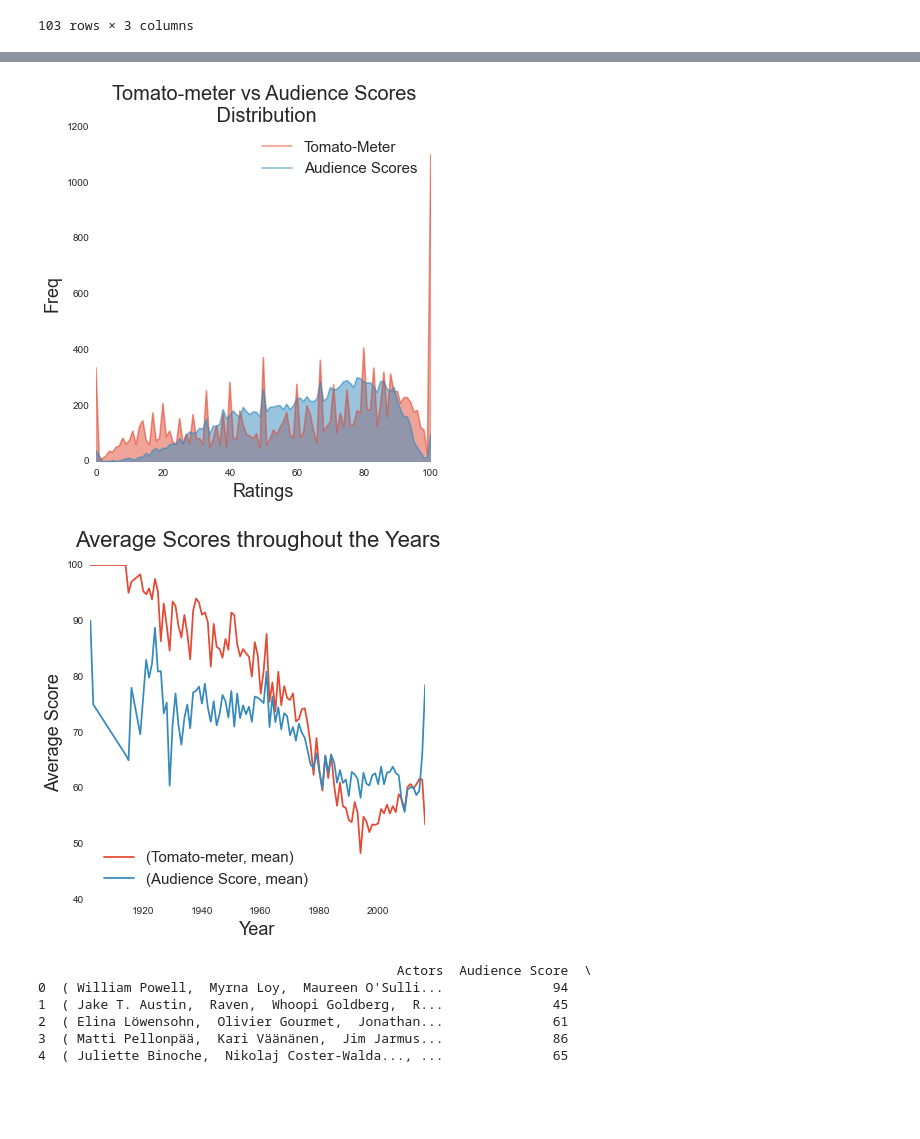
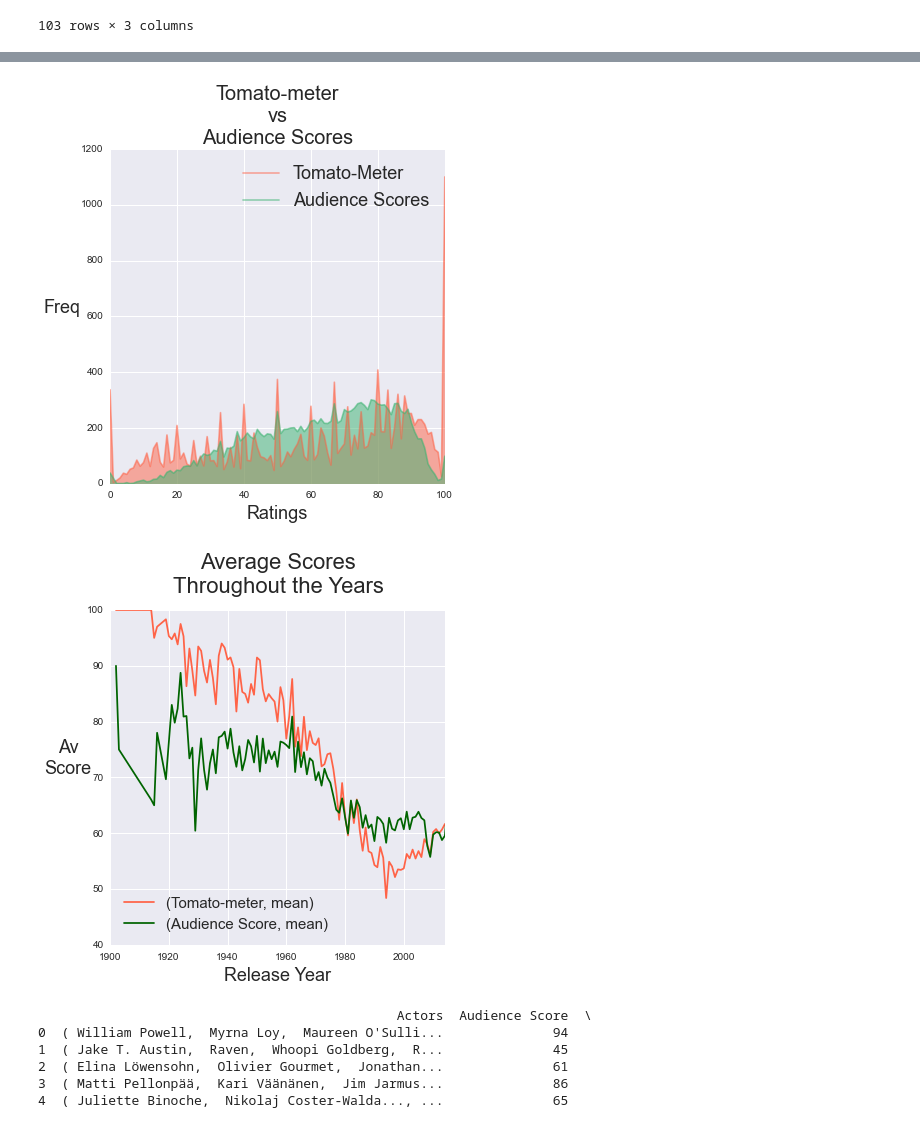
Before and after one commit to yongcho822/Predictive-RottenTomatoes, a Jupyter notebook: PandasCity.ipynb, the cells around one changed output, grey strips where cells are left out. Cells and saved outputs as stored; diff of their text form; code cells hidden in the pictures; blank space fills up the shorter version.

Commit message:
ipynb working on RottenTomatoes Linear Reg project.

```diff
--- a/PandasCity.ipynb
+++ b/PandasCity.ipynb
@@ -4,4 +4,10 @@ import pickle
 import matplotlib.pyplot as plt
 import numpy as np
 import seaborn as sns
-plt.style.use('ggplot')
+import sklearn
+import operator
+import statsmodels.api as sm
+import scipy.stats as stats
+from sklearn.linear_model import LinearRegression
+from sklearn.cross_validation import train_test_split, cross_val_score, cross_val_predict
+from patsy import dmatrices
@@ -64,21 +72,19 @@ bigbadpanda.groupby(['Year']).agg({'Tomato-meter':[np.size, np.mean, np.std]})
 | 2016 | 2 | 53.500000 | 50.204581 |
 103 rows × 3 columns
 # %%
-%matplotlib inline
+sns.set_style("darkgrid")
 
-
-
-bigbadpanda['Tomato-meter'].hist(bins = 50)
-plt.title("Tomato-Meter Rating Distribution", fontsize = 20, y= 1.02)
+bigbadpanda['Tomato-meter'].hist(bins = 50, color = "tomato")
+plt.title("Tomato-Meter\nRating Distribution", fontsize = 20, y= 1.02)
 plt.xlabel("Tomato-Meter Score", fontsize = 18)
-plt.ylabel("Freq", fontsize = 18)
-plt.savefig("Tom_Ratings_Histogram.png")
+plt.ylabel("Freq", fontsize = 18, labelpad = 20).set_rotation(0)
+# plt.savefig("Tom_Ratings_Histogram.png")
 plt.show()
 
-bigbadpanda['Audience Score'].hist(bins = 50)
-plt.title("Audience Score Rating Distribution", fontsize = 20, y=1.02)
+bigbadpanda['Audience Score'].hist(bins = 50, color = 'tomato')
+plt.title("Audience Score\nRating Distribution", fontsize = 20, y=1.02)
 plt.xlabel("Audience Score", fontsize = 18)
-plt.ylabel("Freq", fontsize = 18)
-plt.savefig("Aud_Ratings_Histogram.png")
+plt.ylabel("Freq", fontsize = 18, labelpad = 20).set_rotation(0)
+# plt.savefig("Aud_Ratings_Histogram.png")
 plt.show()
 # %% [output]
@@ -91,36 +97,38 @@ fig = plt.figure(figsize = (6,6))
 ax = fig.add_subplot(111)
 
 dfTom = bigbadpanda.groupby('Tomato-meter').size()
-dfTom.plot(kind = "area", ax=ax, stacked = False, label="Tomato-Meter")
+dfTom.plot(kind = "area", ax=ax, stacked = False, label="Tomato-Meter", color = "tomato")
 
 dfAud = bigbadpanda.groupby('Audience Score').size()
-dfAud.plot(kind = "area", ax=ax, stacked = False, label="Audience Scores")
+dfAud.plot(kind = "area", ax=ax, stacked = False, label="Audience Scores", color = "mediumseagreen")
 
 ax.set_xlabel("Ratings", fontsize = 18)
-ax.set_ylabel("Freq", fontsize = 18)
-ax.set_title("Tomato-meter vs Audience Scores \n Distribution", fontsize = 20)
-ax.legend(fontsize = 15)
+ax.set_ylabel("Freq", fontsize = 18, labelpad = 20).set_rotation(0)
+ax.set_title("Tomato-meter\nvs\nAudience Scores", fontsize = 20)
+ax.legend(fontsize = 18)
 
 plt.savefig("TomAud_Stacked_Distrib.png")
 # %% [output]
-[figure, old version]
+[figure, new version]
 # %%
 fig = plt.figure(figsize = (6,6))
 ax = fig.add_subplot(111)
 
 average_tm = bigbadpanda.groupby(['Year']).agg({'Tomato-meter':[np.mean]})
-average_tm.plot(ax=ax, legend=None, label = "Tomato-meter")
+average_tm.plot(ax=ax, legend=None, label = "Tomato-meter", color = "tomato")
 
 average_as = bigbadpanda.groupby(['Year']).agg({'Audience Score':[np.mean]})
-average_as.plot(ax=ax, legend=None, label = "Audience Score")
-ax.set_ylabel("Average Score", fontsize = 18)
-ax.set_xlabel("Year", fontsize = 18)
-ax.set_title("Average Scores throughout the Years", fontsize = 22, y= 1.04)
+average_as.plot(ax=ax, legend=None, label = "Audience Score", color = "darkgreen")
+
+ax.set_ylabel("Av\nScore", fontsize = 18, labelpad = 20).set_rotation(0)
+ax.set_xlabel("Release Year", fontsize = 18)
+ax.set_xlim(1900, 2014)
+ax.set_title("Average Scores\nThroughout the Years", fontsize = 22, y= 1.04)
 ax.legend(fontsize = 15, loc = 'lower left')
 
 plt.savefig("Ratings_Through_Years.png")
 # %% [output]
-[figure, old version]
+[figure, new version]
 # %%
 bigbadpanda['Genres'] = bigbadpanda['Genres'].apply(tuple)
 bigbadpanda['Actors'] = bigbadpanda['Actors'].apply(tuple)
```
Also changed, not shown: parts of 84 cells of this notebook.
